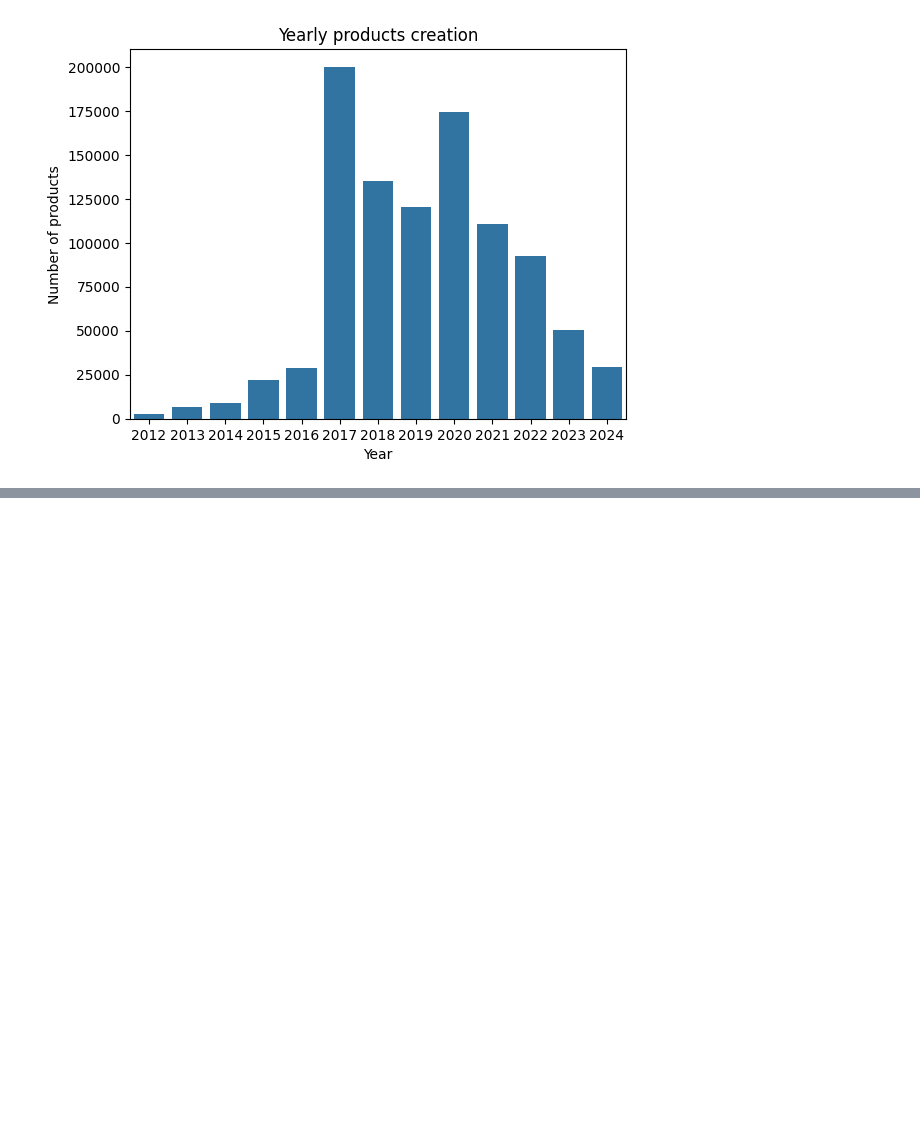
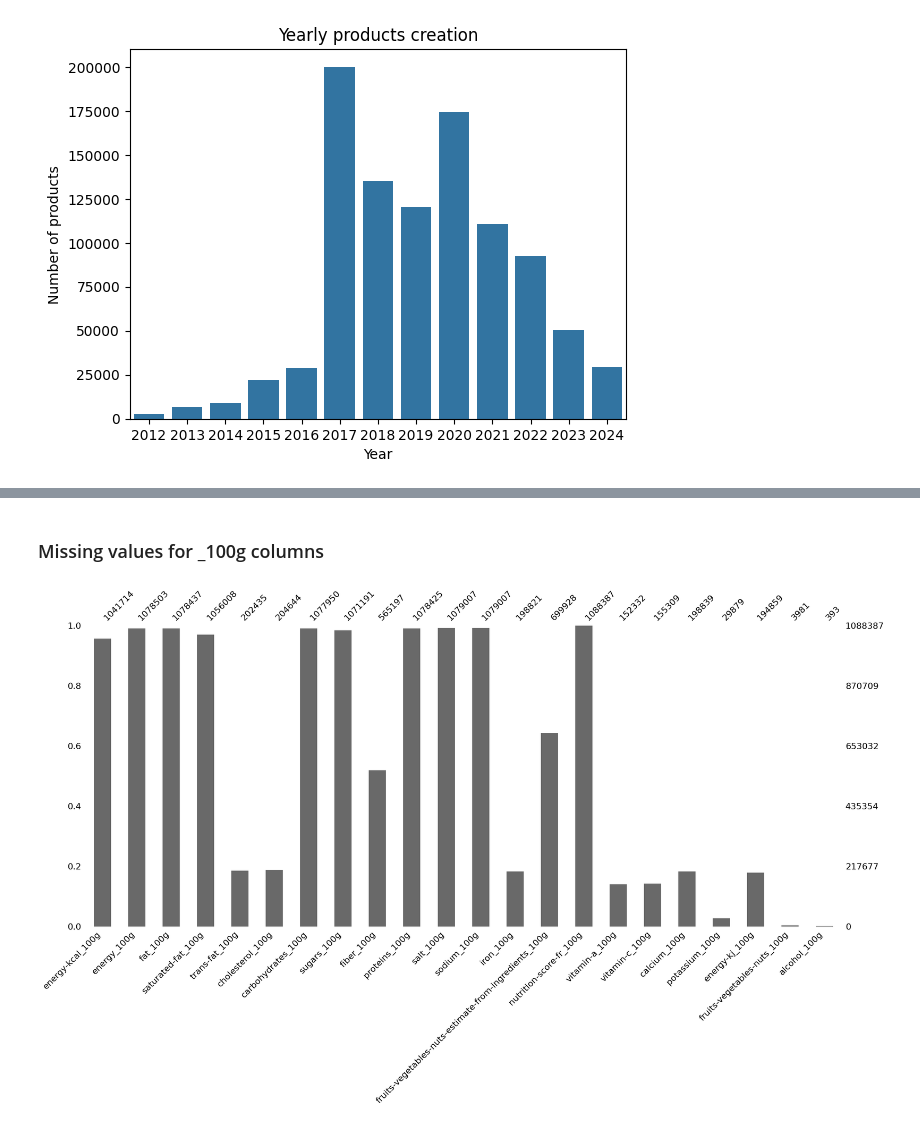
Before and after one commit to simbouch/nutriscore_prediction_app, a Jupyter notebook: Data/viz_data.ipynb, the cells around one changed output, grey strips where cells are left out. Saved outputs shown, nothing was run; the diff lists cells and outputs as text; code cells hidden in the pictures; blank space fills up the shorter version.

```diff
--- a/Data/viz_data.ipynb
+++ b/Data/viz_data.ipynb
@@ -40,0 +64,9 @@ plt.show()
+# %% [markdown]
+### Missing values for _100g columns
+# %%
+df_nutrients = pd.read_csv('cleaned_csv/openfoodfacts_nutrients_only.csv', sep=',', header=0)
+# %%
+msno.bar(df_nutrients)
+plt.show()
+# %% [output]
+[figure, added]
```
Also changed, not shown: parts of 14 cells of this notebook, 1 other file.
